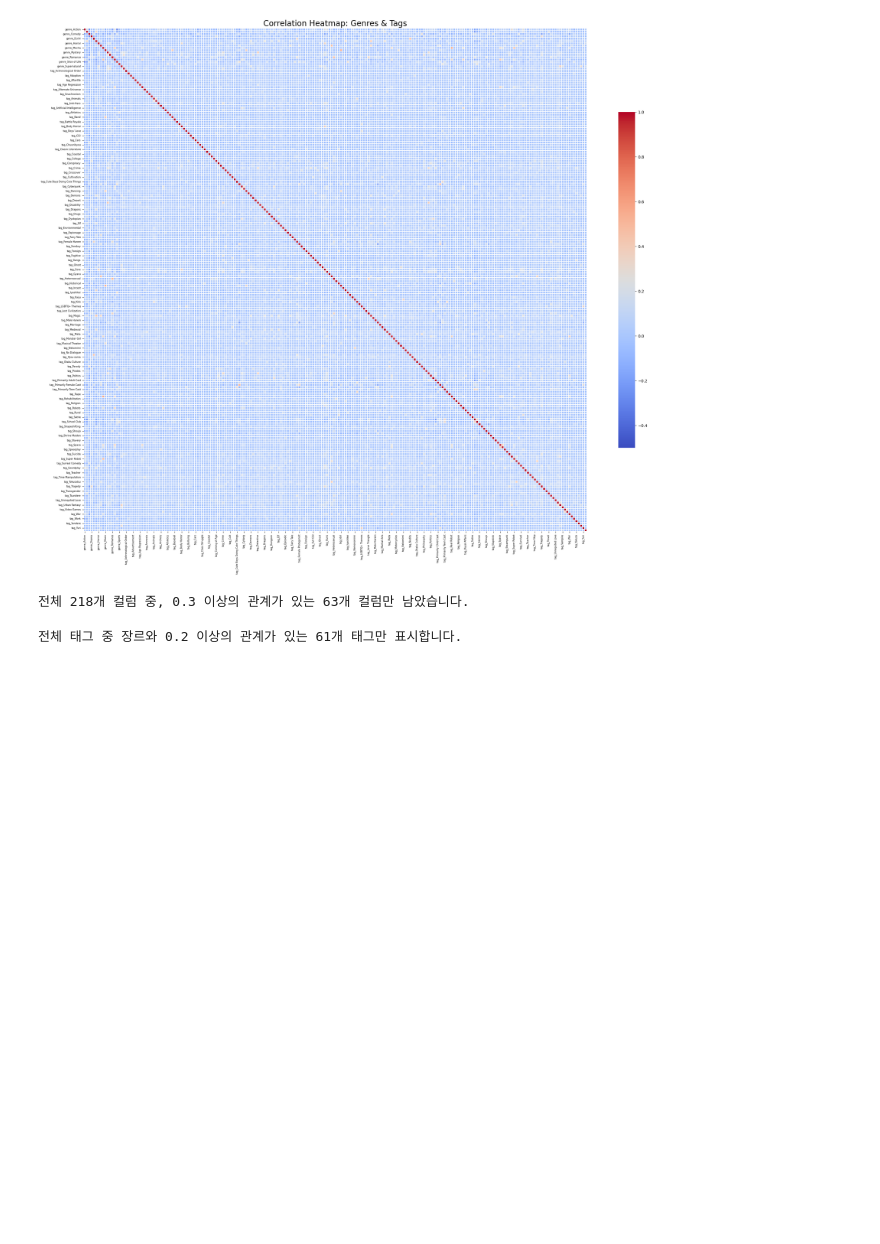
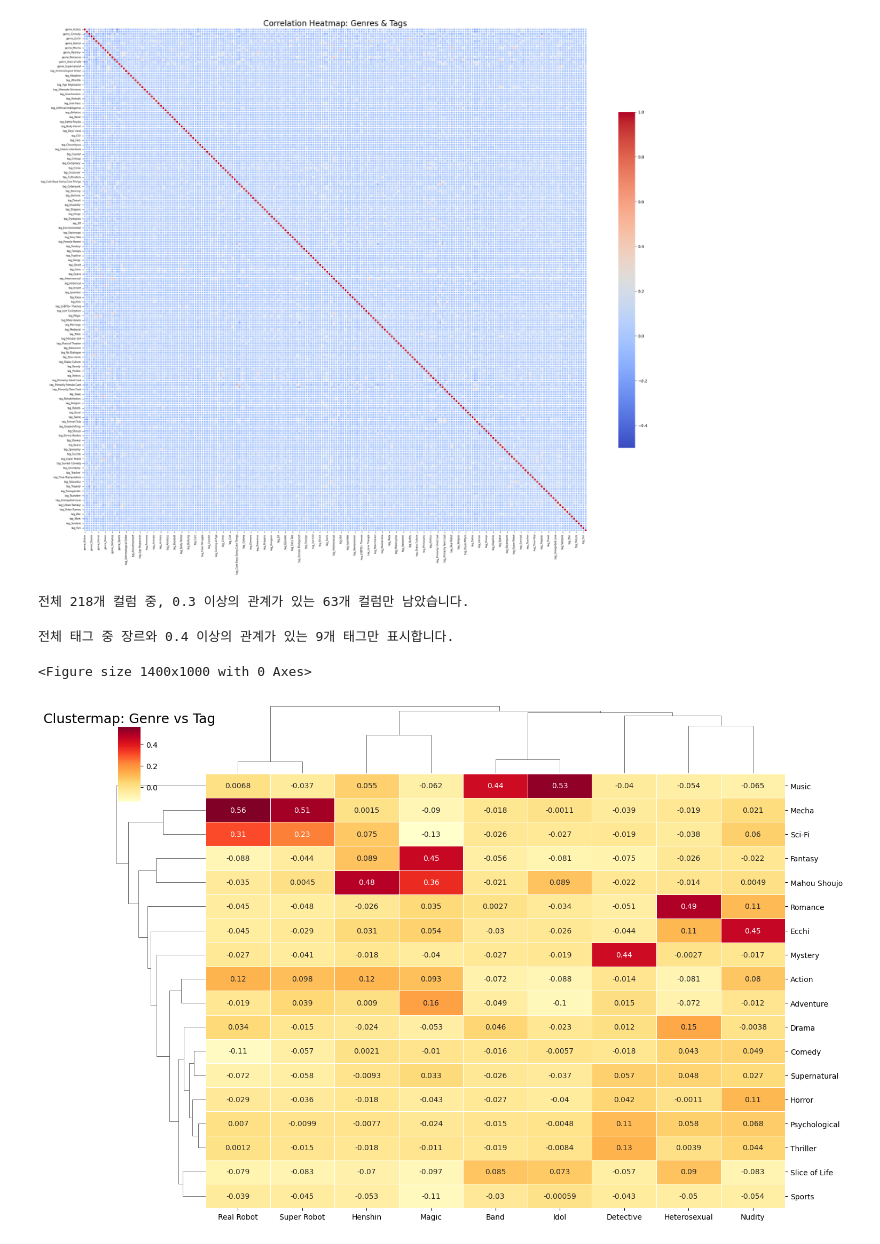
Before and after one commit to sebari1/SKN22-EDA-3Team, a Jupyter notebook: EomHyungEun/eda/notebooks/heatmap.ipynb, the cells around one changed output. Drawn from its saved outputs; the diff is of its cells as text; code cells hidden in the pictures; blank space fills up the shorter version.

```diff
--- a/EomHyungEun/eda/notebooks/heatmap.ipynb
+++ b/EomHyungEun/eda/notebooks/heatmap.ipynb
@@ -222,8 +222,8 @@ cross_corr.index = [name.replace('genre_', '') for name in cross_corr.index]
 cross_corr.columns = [name.replace('tag_', '') for name in cross_corr.columns]
 
 # 5. (옵션) 너무 관계가 없는 태그 제거하기
-# 어떤 장르와도 0.2 이상의 관계가 없는 '무의미한 태그'는 컬럼에서 제외하여 차트를 깔끔하게 만듭니다.
-threshold = 0.2
+# 어떤 장르와도 threshold 이상의 관계가 없는 '무의미한 태그'는 컬럼에서 제외하여 차트를 깔끔하게 만듭니다.
+threshold = 0.4
 relevant_tags = cross_corr.columns[(cross_corr.abs() >= threshold).any()]
 filtered_cross_corr = cross_corr[relevant_tags]
 
@@ -250,4 +250,23 @@ fig.update_layout(
 
 fig.show()
 # %% [output]
-전체 태그 중 장르와 0.2 이상의 관계가 있는 61개 태그만 표시합니다.
+전체 태그 중 장르와 0.4 이상의 관계가 있는 9개 태그만 표시합니다.
+# %%
+import seaborn as sns
+import matplotlib.pyplot as plt
+
+plt.figure(figsize=(14, 10))
+sns.clustermap(
+    filtered_cross_corr,
+    figsize=(14, 10),
+    cmap='YlOrRd',
+    annot=True,  # 상관계수 값도 표기해서 보고서용으로 좋음
+    linewidths=.5,
+    dendrogram_ratio=0.14,
+    cbar_pos=(0.02, 0.8, 0.03, 0.14)
+)
+plt.title('Clustermap: Genre vs Tag', fontsize=18)
+plt.show()
+# %% [output]
+<Figure size 1400x1000 with 0 Axes>
+[figure, added]
```
Also changed, not shown: parts of 9 cells of this notebook.
